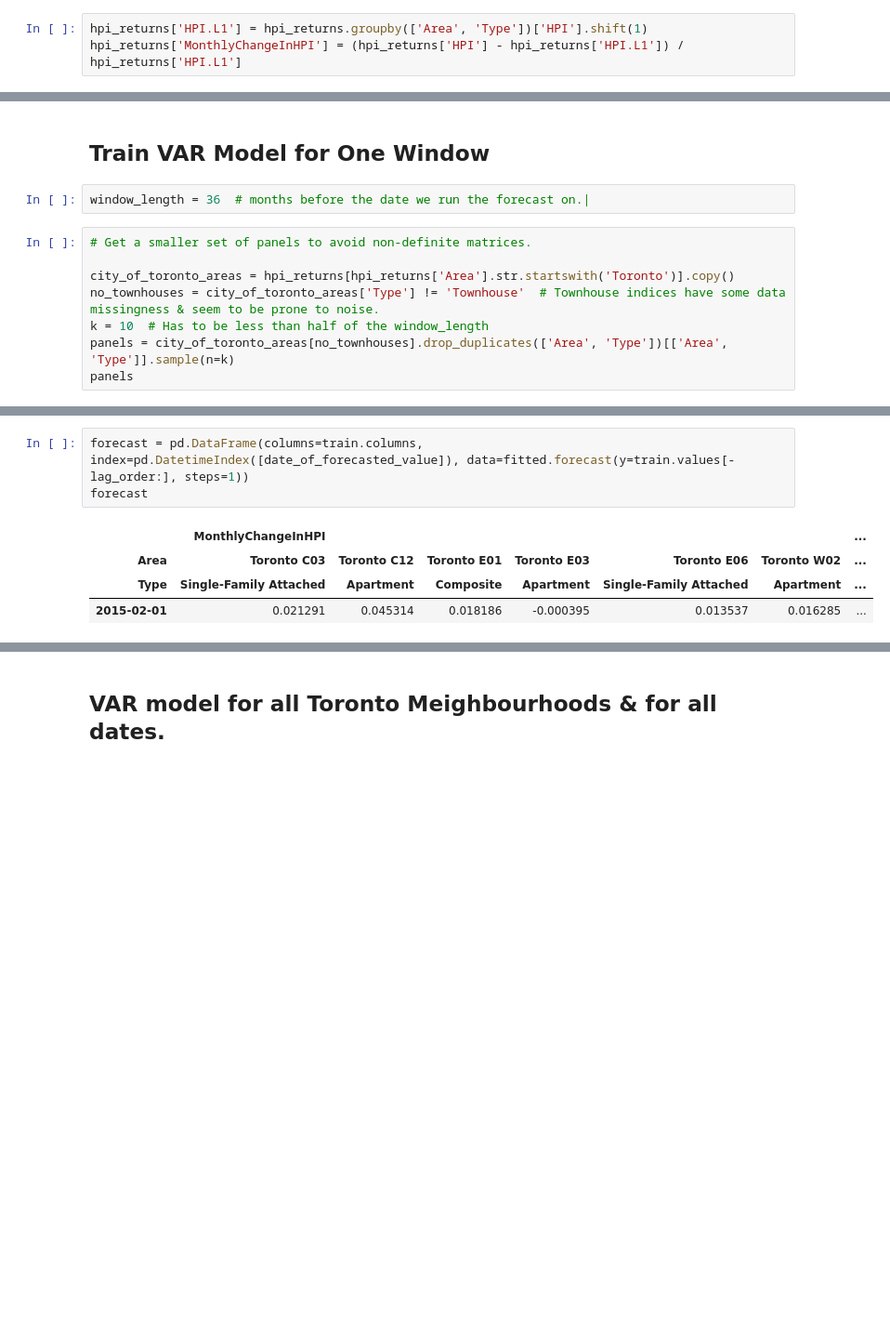
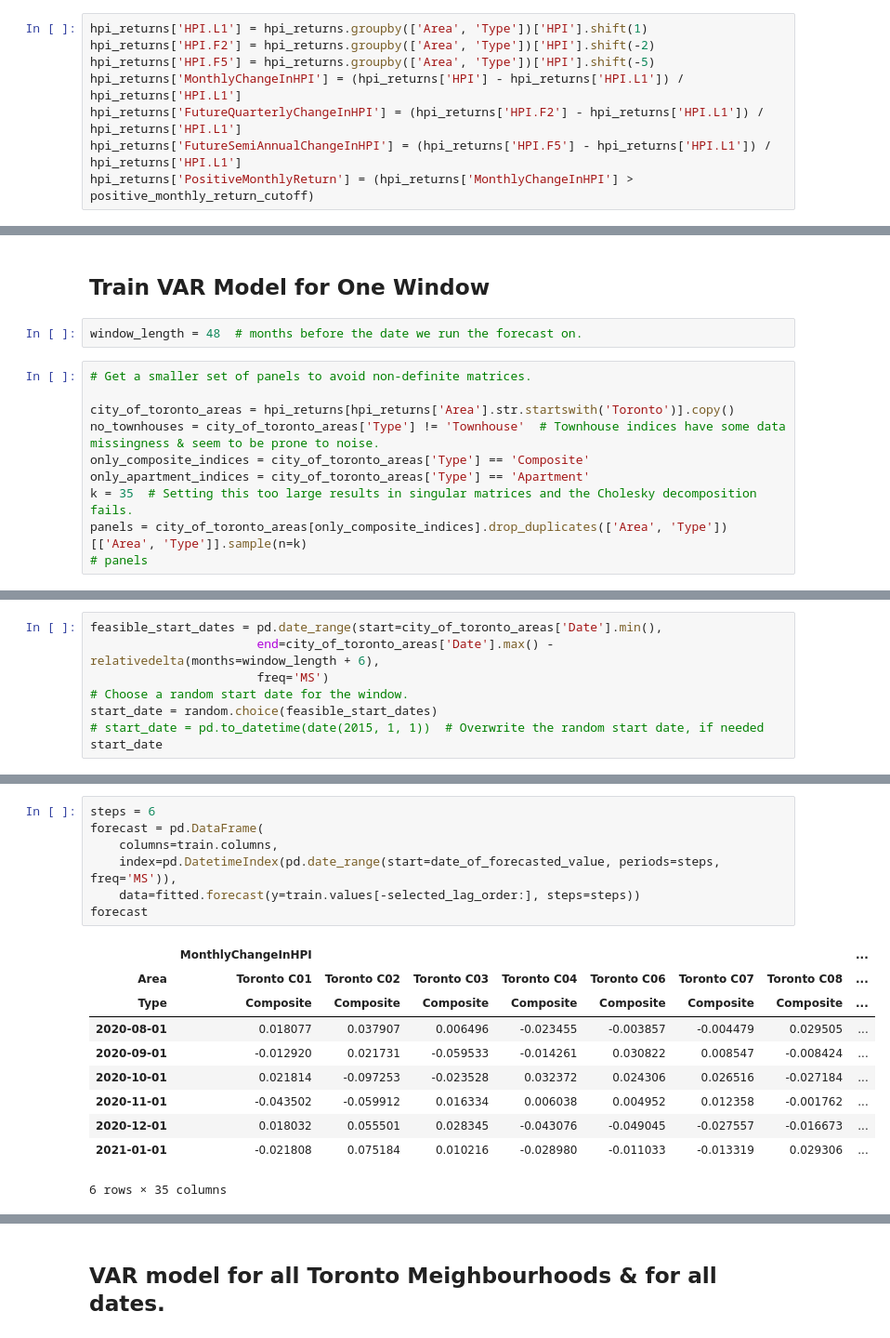
Before and after one commit to sinan-ozel/toronto-hpi, a Jupyter notebook: notebook/05.C.VAR-in-differences.ipynb, the cells around one changed output, grey strips where cells are left out. Shown at 93% size. Saved outputs shown, nothing was run; the diff lists cells and outputs as text; blank space fills up the shorter version.

```diff
--- a/notebook/05.C.VAR-in-differences.ipynb
+++ b/notebook/05.C.VAR-in-differences.ipynb
@@ -64,7 +72,12 @@ is_panel_stationary.sum() / len(is_panel_stationary)
 hpi_returns = hpi.copy()
 # %%
 hpi_returns['HPI.L1'] = hpi_returns.groupby(['Area', 'Type'])['HPI'].shift(1)
+hpi_returns['HPI.F2'] = hpi_returns.groupby(['Area', 'Type'])['HPI'].shift(-2)
+hpi_returns['HPI.F5'] = hpi_returns.groupby(['Area', 'Type'])['HPI'].shift(-5)
 hpi_returns['MonthlyChangeInHPI'] = (hpi_returns['HPI'] - hpi_returns['HPI.L1']) / hpi_returns['HPI.L1']
+hpi_returns['FutureQuarterlyChangeInHPI'] = (hpi_returns['HPI.F2'] - hpi_returns['HPI.L1']) / hpi_returns['HPI.L1']
+hpi_returns['FutureSemiAnnualChangeInHPI'] = (hpi_returns['HPI.F5'] - hpi_returns['HPI.L1']) / hpi_returns['HPI.L1']
+hpi_returns['PositiveMonthlyReturn'] = (hpi_returns['MonthlyChangeInHPI'] > positive_monthly_return_cutoff)
 # %% [markdown]
 ## Check for Stationarity in Returns
 # %%
@@ -91,12 +104,14 @@ is_panel_stationary.sum() / len(is_panel_stationary)
 # %% [markdown]
 ## Train VAR Model for One Window
 # %%
-window_length = 36  # months before the date we run the forecast on.|
+window_length = 48  # months before the date we run the forecast on.
 # %%
 # Get a smaller set of panels to avoid non-definite matrices.
 
 city_of_toronto_areas = hpi_returns[hpi_returns['Area'].str.startswith('Toronto')].copy()
 no_townhouses = city_of_toronto_areas['Type'] != 'Townhouse'  # Townhouse indices have some data missingness & seem to be prone to noise.
-k = 10  # Has to be less than half of the window_length
-panels = city_of_toronto_areas[no_townhouses].drop_duplicates(['Area', 'Type'])[['Area', 'Type']].sample(n=k)
-panels
+only_composite_indices = city_of_toronto_areas['Type'] == 'Composite'
+only_apartment_indices = city_of_toronto_areas['Type'] == 'Apartment'
+k = 35  # Setting this too large results in singular matrices and the Cholesky decomposition fails.
+panels = city_of_toronto_areas[only_composite_indices].drop_duplicates(['Area', 'Type'])[['Area', 'Type']].sample(n=k)
+# panels
@@ -114,0 +118,8 @@ panels
+# %%
+feasible_start_dates = pd.date_range(start=city_of_toronto_areas['Date'].min(),
+                       end=city_of_toronto_areas['Date'].max() - relativedelta(months=window_length + 6),
+                       freq='MS')
+# Choose a random start date for the window.
+start_date = random.choice(feasible_start_dates)
+# start_date = pd.to_datetime(date(2015, 1, 1))  # Overwrite the random start date, if needed
+start_date
@@ -162,8 +182,18 @@ array([[ 0.02129135,  0.04531384,  0.01818572, -0.00039472,  0.01353676,
 # %%
-forecast = pd.DataFrame(columns=train.columns, index=pd.DatetimeIndex([date_of_forecasted_value]), data=fitted.forecast(y=train.values[-lag_order:], steps=1))
+steps = 6
+forecast = pd.DataFrame(
+    columns=train.columns,
+    index=pd.DatetimeIndex(pd.date_range(start=date_of_forecasted_value, periods=steps, freq='MS')),
+    data=fitted.forecast(y=train.values[-selected_lag_order:], steps=steps))
 forecast
 # %% [output]
-|  | MonthlyChangeInHPI |  |  |  |  |  | ... |
-| Area | Toronto C03 | Toronto C12 | Toronto E01 | Toronto E03 | Toronto E06 | Toronto W02 | ... |
-| Type | Single-Family Attached | Apartment | Composite | Apartment | Single-Family Attached | Apartment | ... |
-| 2015-02-01 | 0.021291 | 0.045314 | 0.018186 | -0.000395 | 0.013537 | 0.016285 | ... |
+|  | MonthlyChangeInHPI |  |  |  |  |  |  | ... |
+| Area | Toronto C01 | Toronto C02 | Toronto C03 | Toronto C04 | Toronto C06 | Toronto C07 | Toronto C08 | ... |
+| Type | Composite | Composite | Composite | Composite | Composite | Composite | Composite | ... |
+| 2020-08-01 | 0.018077 | 0.037907 | 0.006496 | -0.023455 | -0.003857 | -0.004479 | 0.029505 | ... |
+| 2020-09-01 | -0.012920 | 0.021731 | -0.059533 | -0.014261 | 0.030822 | 0.008547 | -0.008424 | ... |
+| 2020-10-01 | 0.021814 | -0.097253 | -0.023528 | 0.032372 | 0.024306 | 0.026516 | -0.027184 | ... |
+| 2020-11-01 | -0.043502 | -0.059912 | 0.016334 | 0.006038 | 0.004952 | 0.012358 | -0.001762 | ... |
+| 2020-12-01 | 0.018032 | 0.055501 | 0.028345 | -0.043076 | -0.049045 | -0.027557 | -0.016673 | ... |
+| 2021-01-01 | -0.021808 | 0.075184 | 0.010216 | -0.028980 | -0.011033 | -0.013319 | 0.029306 | ... |
+6 rows × 35 columns
```
Also changed, not shown: parts of 44 cells of this notebook, 1 other file.
